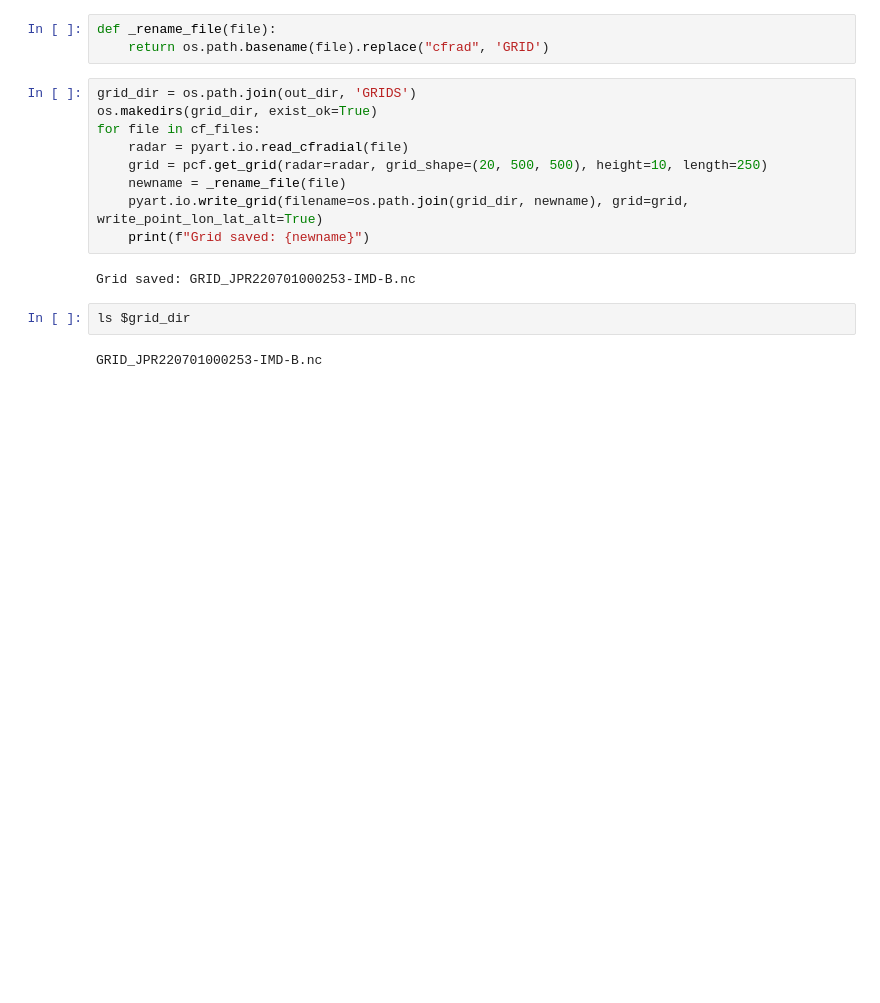
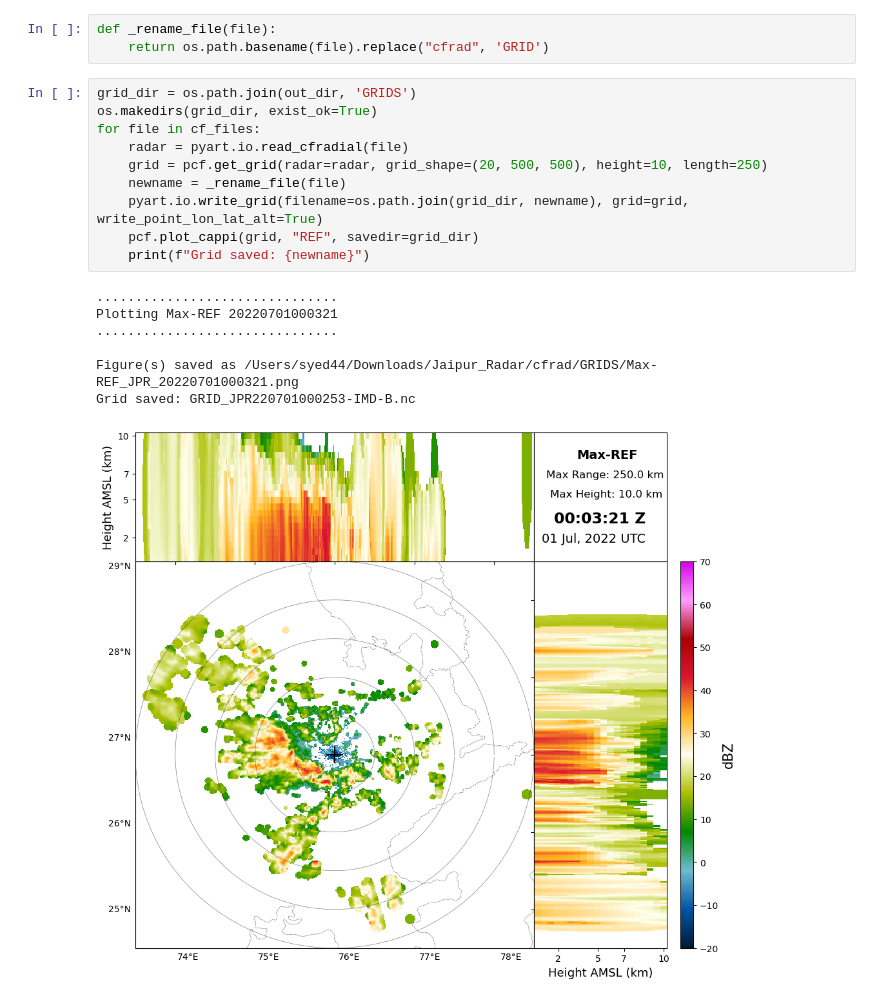
Before and after one commit to syedhamidali/test_scripts, a Jupyter notebook: Jaipur_Radar.ipynb, the cells around one changed output. Cells and saved outputs as stored; diff of their text form; blank space fills up the shorter version.

Commit message:
Jaipur Example updated

```diff
--- a/Jaipur_Radar.ipynb
+++ b/Jaipur_Radar.ipynb
@@ -83,15 +83,18 @@ def _rename_file(file):
 # %%
 grid_dir = os.path.join(out_dir, 'GRIDS')
 os.makedirs(grid_dir, exist_ok=True)
 for file in cf_files:
     radar = pyart.io.read_cfradial(file)
     grid = pcf.get_grid(radar=radar, grid_shape=(20, 500, 500), height=10, length=250)
     newname = _rename_file(file)
     pyart.io.write_grid(filename=os.path.join(grid_dir, newname), grid=grid, write_point_lon_lat_alt=True)
+    pcf.plot_cappi(grid, "REF", savedir=grid_dir)
     print(f"Grid saved: {newname}")
 # %% [output]
+...............................
+Plotting Max-REF 20220701000321
+...............................
+
+Figure(s) saved as /Users/syed44/Downloads/Jaipur_Radar/cfrad/GRIDS/Max-REF_JPR_20220701000321.png
 Grid saved: GRID_JPR220701000253-IMD-B.nc
+[figure, added]
-# %%
-ls $grid_dir
-# %% [output]
-GRID_JPR220701000253-IMD-B.nc
```
